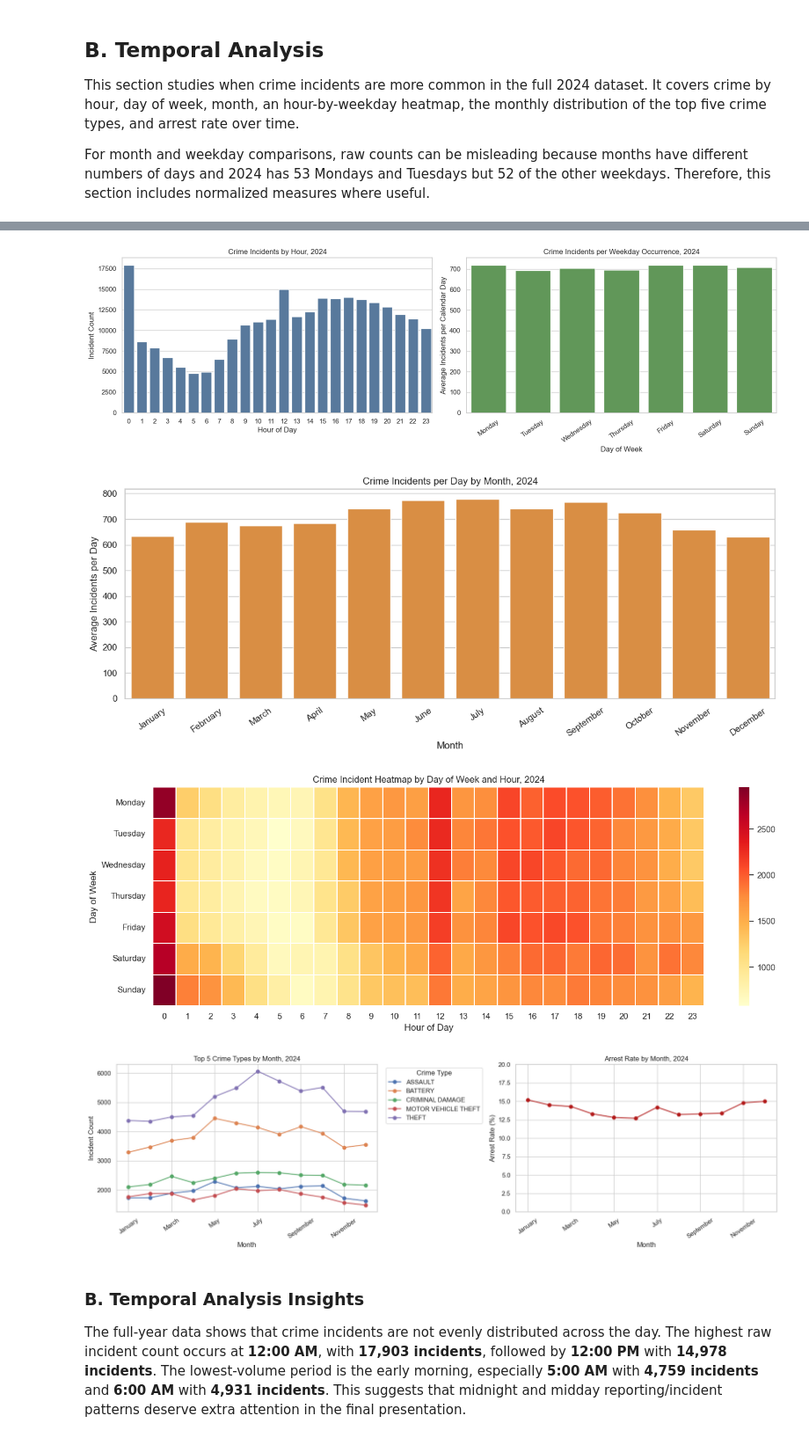
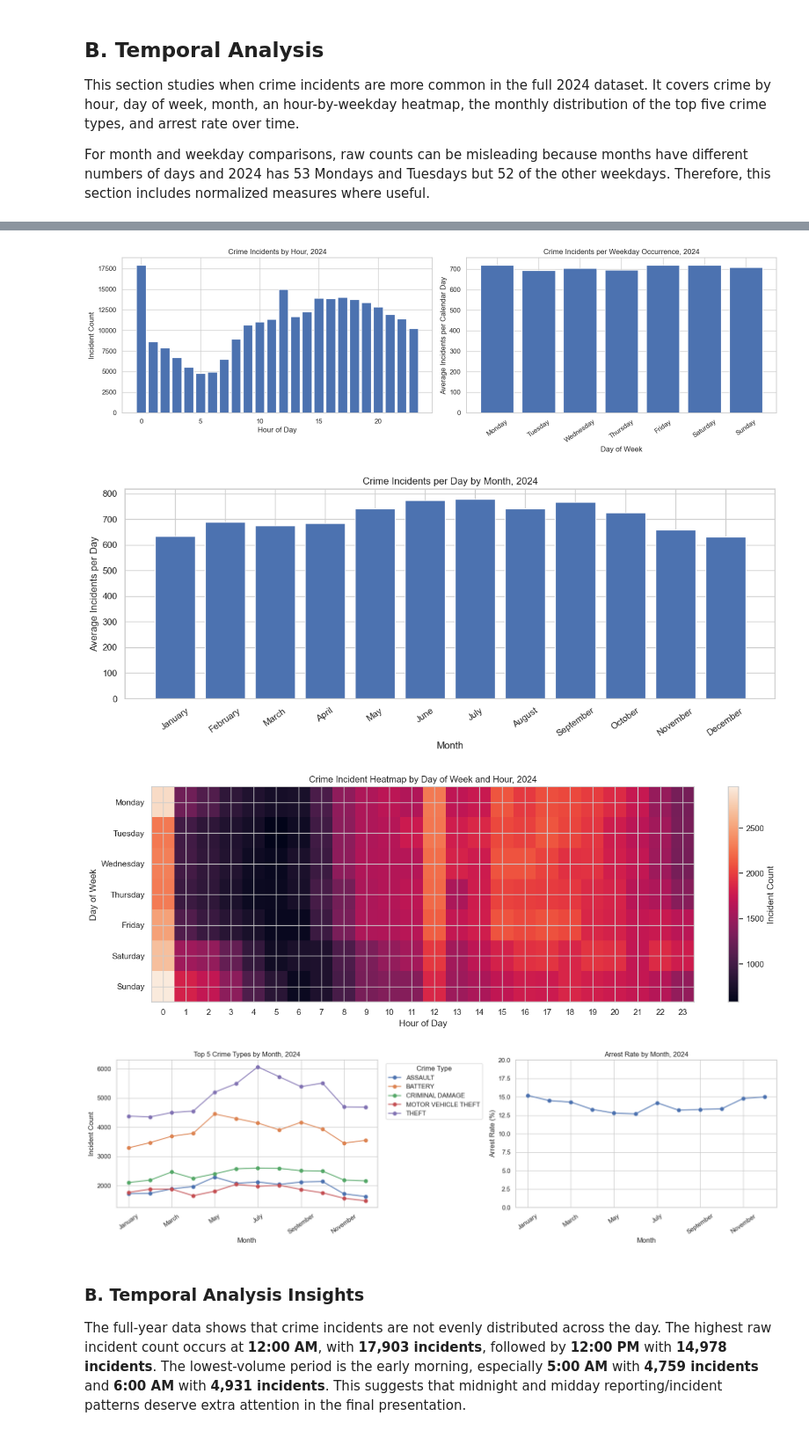
Before and after one commit to wittydragon22/AEM_final, a Jupyter notebook: aem_final.ipynb, the cells around one changed output, grey strips where cells are left out. Shown at 88% size. Drawn from its saved outputs; the diff is of its cells as text; code cells hidden in the pictures.

```diff
--- a/aem_final.ipynb
+++ b/aem_final.ipynb
@@ -389,12 +584,18 @@ Overall arrest rate: 13.8 %
 # %%
+import matplotlib.pyplot as plt
+
+
+# Crimes by hour + crimes per weekday occurrence
 fig, axes = plt.subplots(1, 2, figsize=(16, 5))
 
-sns.barplot(x=hour_counts.index, y=hour_counts.values, color="#4c78a8", ax=axes[0])
+# Left chart: crimes by hour
+axes[0].bar(hour_counts.index, hour_counts.values)
 axes[0].set_title("Crime Incidents by Hour, 2024")
 axes[0].set_xlabel("Hour of Day")
 axes[0].set_ylabel("Incident Count")
 
-sns.barplot(x=weekday_counts_per_day.index, y=weekday_counts_per_day.values, color="#59a14f", ax=axes[1])
+# Right chart: crimes by weekday
+axes[1].bar(weekday_counts_per_day.index, weekday_counts_per_day.values)
 axes[1].set_title("Crime Incidents per Weekday Occurrence, 2024")
 axes[1].set_xlabel("Day of Week")
 axes[1].set_ylabel("Average Incidents per Calendar Day")
@@ -403,45 +604,80 @@ axes[1].tick_params(axis="x", rotation=35)
 plt.tight_layout()
 plt.show()
 
+
+
+# Crimes per day by month
+
 plt.figure(figsize=(12, 5))
-sns.barplot(x=month_counts_per_day.index, y=month_counts_per_day.values, color="#f28e2b")
+
+plt.bar(month_counts_per_day.index, month_counts_per_day.values)
+
 plt.title("Crime Incidents per Day by Month, 2024")
 plt.xlabel("Month")
 plt.ylabel("Average Incidents per Day")
 plt.xticks(rotation=35)
+
 plt.tight_layout()
 plt.show()
 
+
+
+# Heatmap: day_of_week x hour
+
 plt.figure(figsize=(14, 5))
-sns.heatmap(heatmap_data, cmap="YlOrRd", linewidths=0.2)
+
+plt.imshow(heatmap_data, aspect="auto")
+
 plt.title("Crime Incident Heatmap by Day of Week and Hour, 2024")
 plt.xlabel("Hour of Day")
 plt.ylabel("Day of Week")
+
+plt.xticks(
+    range(len(heatmap_data.columns)),
+    heatmap_data.columns
+)
+
+plt.yticks(
+    range(len(heatmap_data.index)),
+    heatmap_data.index
+)
+
+plt.colorbar(label="Incident Count")
+
 plt.tight_layout()
 plt.show()
 
+
+
+# Top 5 crime types by month + arrest rate by month
+
 fig, axes = plt.subplots(1, 2, figsize=(17, 5))
+
+# Left chart: top 5 crime types by month
 top5_monthly.plot(ax=axes[0], marker="o")
+
 axes[0].set_title("Top 5 Crime Types by Month, 2024")
 axes[0].set_xlabel("Month")
 axes[0].set_ylabel("Incident Count")
 axes[0].tick_params(axis="x", rotation=35)
 axes[0].legend(title="Crime Type", bbox_to_anchor=(1.02, 1), loc="upper left")
 
-monthly_arrest_rate.plot(ax=axes[1], marker="o", color="#b31b1b")
+# Right chart: arrest rate by month
+monthly_arrest_rate.plot(ax=axes[1], marker="o")
+
 axes[1].set_title("Arrest Rate by Month, 2024")
 axes[1].set_xlabel("Month")
 axes[1].set_ylabel("Arrest Rate (%)")
 axes[1].tick_params(axis="x", rotation=35)
 axes[1].set_ylim(0, max(monthly_arrest_rate.max() + 3, 20))
 
 plt.tight_layout()
 plt.show()
 # %% [output]
-[figure, old version]
+[figure, new version]
-[figure, old version]
+[figure, new version]
-[figure, old version]
+[figure, new version]
-[figure, old version]
+[figure, new version]
 # %% [markdown]
 ### B. Temporal Analysis Insights
 
```
Also changed, not shown: parts of 1 cell of this notebook, 2 other files.
